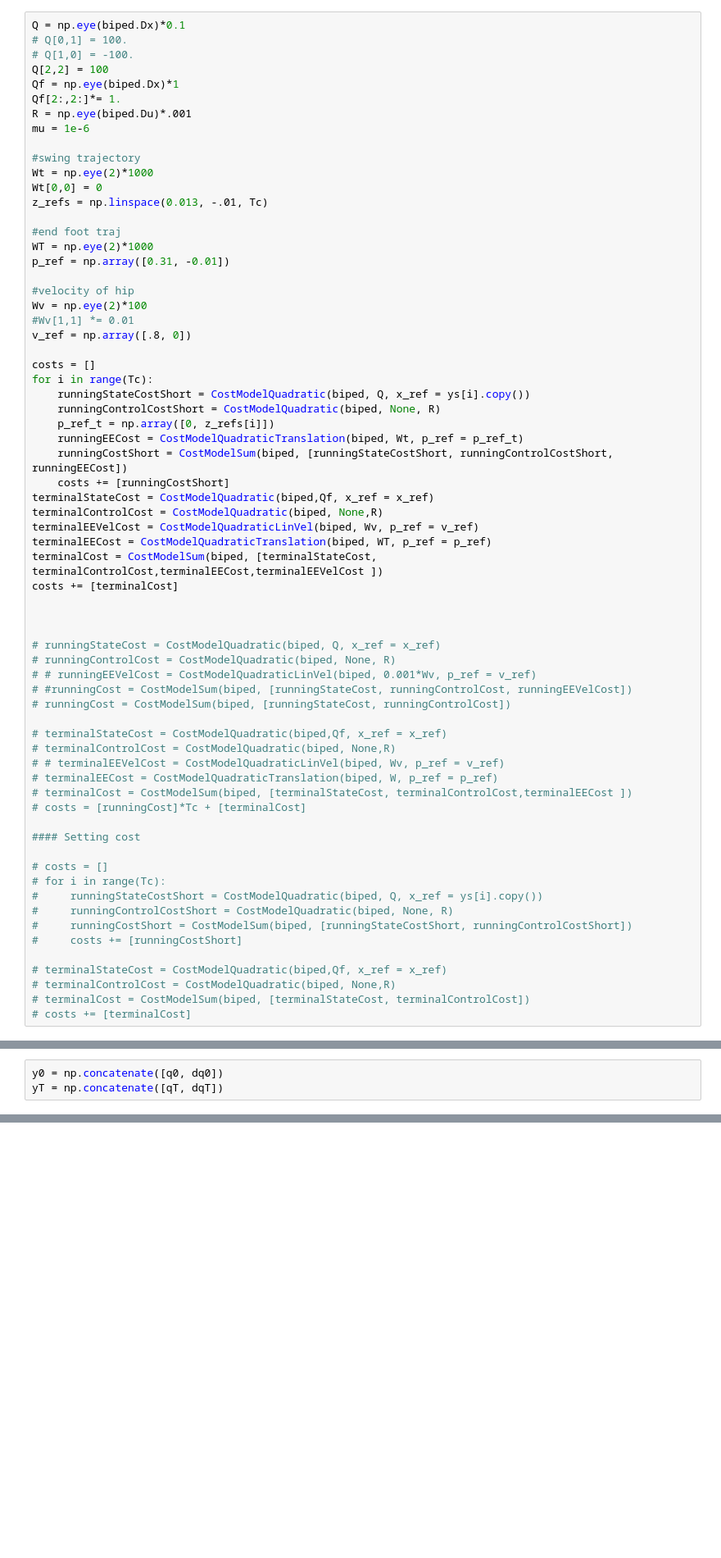
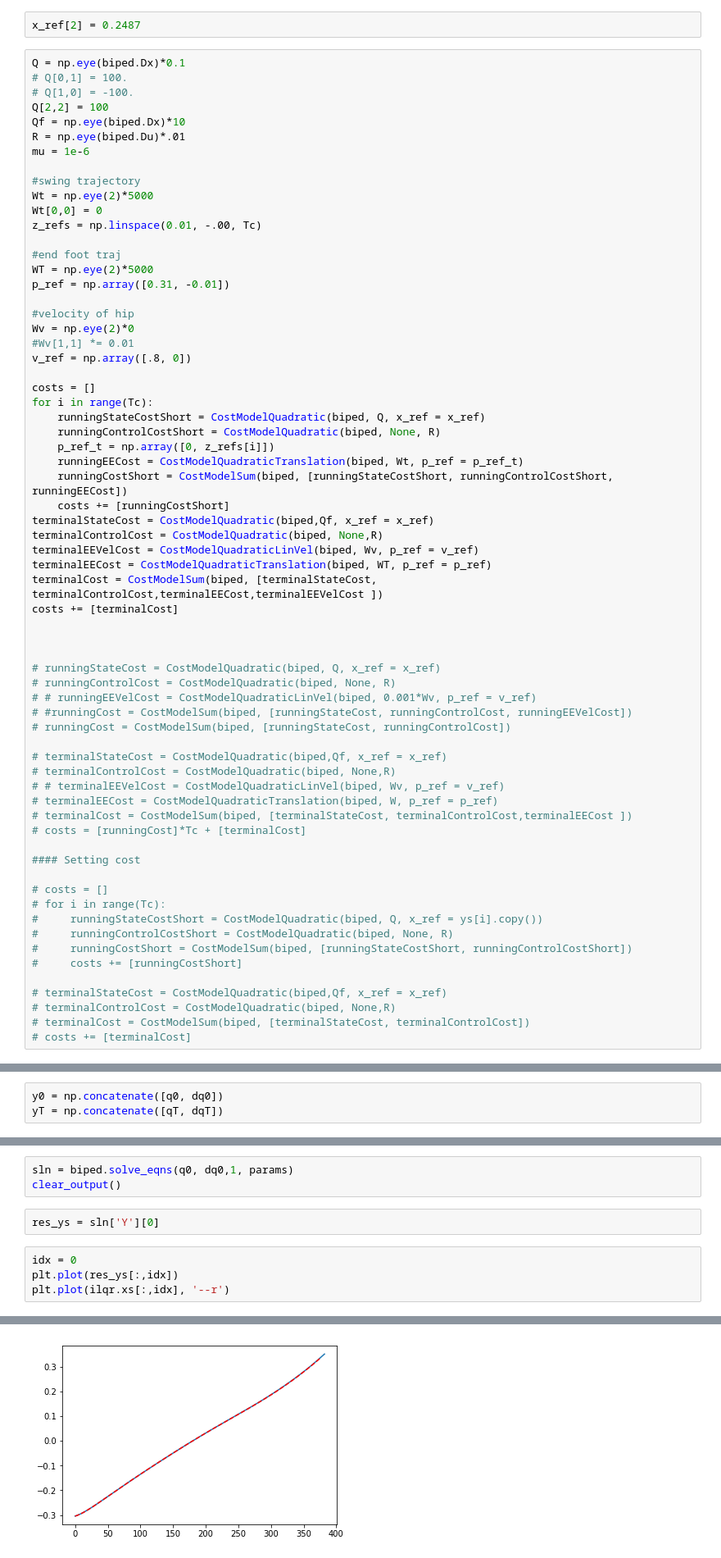
Before and after one commit to teguhSL/legged_robots, a Jupyter notebook: notebooks/Exercise4.ipynb, the cells around one changed output, grey strips where cells are left out. Shown at 82% size. Drawn from its saved outputs; the diff is of its cells as text; blank space fills up the shorter version.

```diff
--- a/notebooks/Exercise4.ipynb
+++ b/notebooks/Exercise4.ipynb
@@ -743,32 +744,33 @@ us = subsample(us, Tc+1)
 # %% [markdown]
 #### Define cost
+# %%
+x_ref[2] = 0.2487
 # %%
 Q = np.eye(biped.Dx)*0.1
 # Q[0,1] = 100.
 # Q[1,0] = -100.
 Q[2,2] = 100
-Qf = np.eye(biped.Dx)*1
-Qf[2:,2:]*= 1.
-R = np.eye(biped.Du)*.001
+Qf = np.eye(biped.Dx)*10
+R = np.eye(biped.Du)*.01
 mu = 1e-6
 
 #swing trajectory
-Wt = np.eye(2)*1000
+Wt = np.eye(2)*5000
 Wt[0,0] = 0
-z_refs = np.linspace(0.013, -.01, Tc)
+z_refs = np.linspace(0.01, -.00, Tc)
 
 #end foot traj
-WT = np.eye(2)*1000
+WT = np.eye(2)*5000
 p_ref = np.array([0.31, -0.01])
 
 #velocity of hip
-Wv = np.eye(2)*100
+Wv = np.eye(2)*0
 #Wv[1,1] *= 0.01
 v_ref = np.array([.8, 0])
 
 costs = []
 for i in range(Tc):
-    runningStateCostShort = CostModelQuadratic(biped, Q, x_ref = ys[i].copy())
+    runningStateCostShort = CostModelQuadratic(biped, Q, x_ref = x_ref)
     runningControlCostShort = CostModelQuadratic(biped, None, R)
     p_ref_t = np.array([0, z_refs[i]])
     runningEECost = CostModelQuadraticTranslation(biped, Wt, p_ref = p_ref_t)
@@ -893,0 +895,10 @@ clear_output()
+# %%
+sln = biped.solve_eqns(q0, dq0,1, params)
+clear_output()
+# %%
+res_ys = sln['Y'][0]
+# %%
+idx = 0
+plt.plot(res_ys[:,idx])
+plt.plot(ilqr.xs[:,idx], '--r')
+# %% [output]
@@ -893,0 +906 @@ clear_output()
+[figure, added]
```
Also changed, not shown: parts of 30 cells of this notebook.
